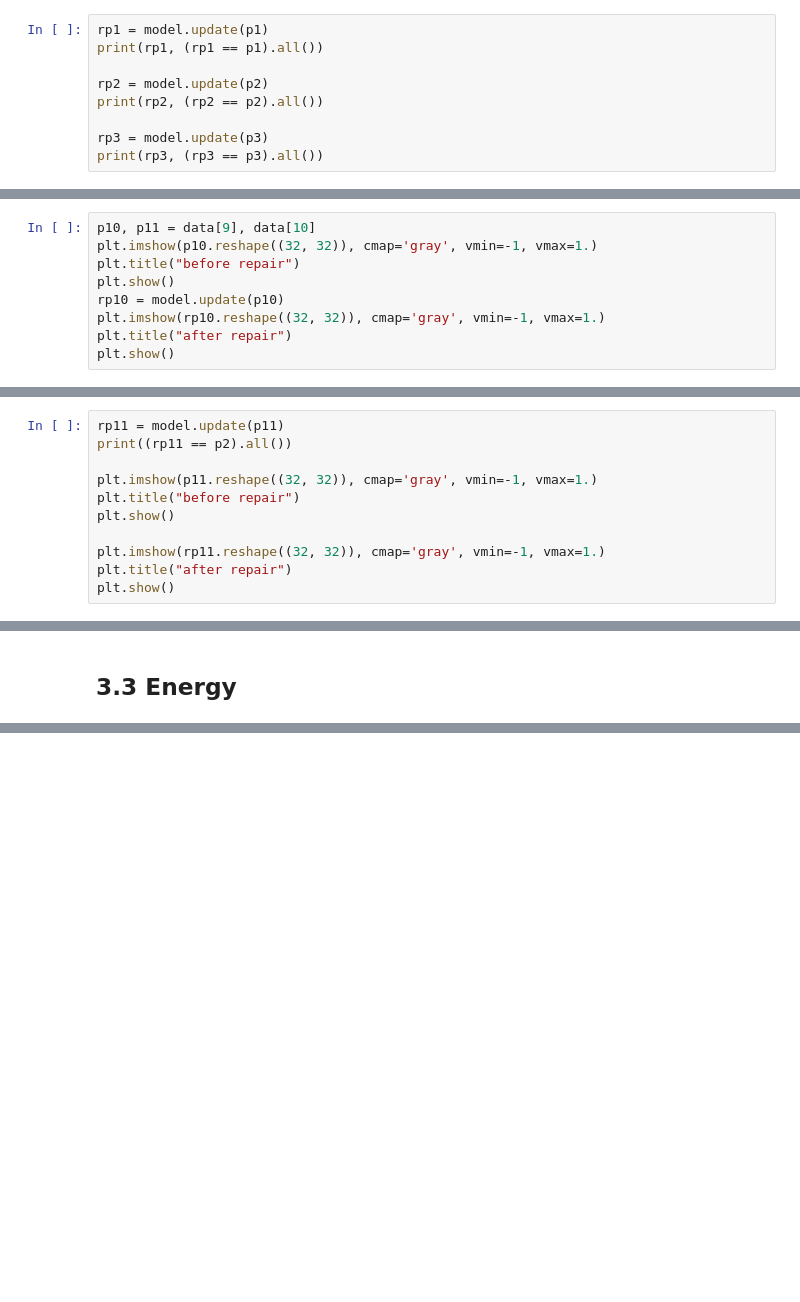
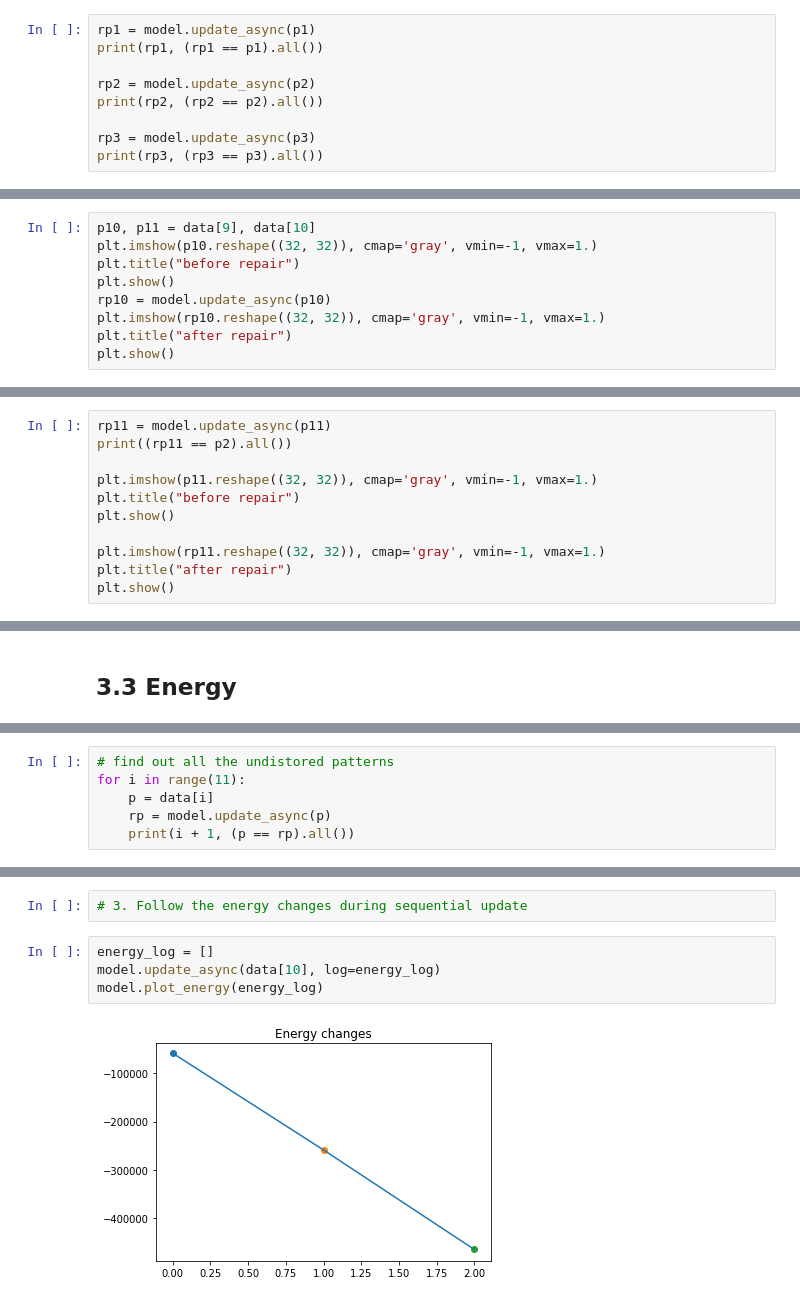
Before and after one commit to Charles2Alvin/Hopfield_Networks, a Jupyter notebook: main.ipynb, the cells around one changed output, grey strips where cells are left out. Saved outputs shown, nothing was run; the diff lists cells and outputs as text; blank space fills up the shorter version.

Commit message:
feat(main_note): 完成了3.2、3.3的实现 feat(Hopfield_network): 实现了Little model、add_noise方法、energy计算方法

```diff
--- a/main.ipynb
+++ b/main.ipynb
@@ -161,13 +211,13 @@ model.train(X)
 # %%
 # 1. Check that the three patterns are stable
 # %%
-rp1 = model.update(p1)
+rp1 = model.update_async(p1)
 print(rp1, (rp1 == p1).all())
 
-rp2 = model.update(p2)
+rp2 = model.update_async(p2)
 print(rp2, (rp2 == p2).all())
 
-rp3 = model.update(p3)
+rp3 = model.update_async(p3)
 print(rp3, (rp3 == p3).all())
 # %% [output]
 [-1. -1. -1. ... -1. -1. -1.] True
@@ -180,7 +230,7 @@ p10, p11 = data[9], data[10]
 plt.imshow(p10.reshape((32, 32)), cmap='gray', vmin=-1, vmax=1.)
 plt.title("before repair")
 plt.show()
-rp10 = model.update(p10)
+rp10 = model.update_async(p10)
 plt.imshow(rp10.reshape((32, 32)), cmap='gray', vmin=-1, vmax=1.)
 plt.title("after repair")
 plt.show()
@@ -188,7 +238,7 @@ plt.show()
 [figure]
 [figure]
 # %%
-rp11 = model.update(p11)
+rp11 = model.update_async(p11)
 print((rp11 == p2).all())
 
 plt.imshow(p11.reshape((32, 32)), cmap='gray', vmin=-1, vmax=1.)
@@ -208,0 +261,6 @@ True
+# %%
+# find out all the undistored patterns
+for i in range(11):
+    p = data[i]
+    rp = model.update_async(p)
+    print(i + 1, (p == rp).all())
@@ -208,0 +302,8 @@ True
+# %%
+# 3. Follow the energy changes during sequential update
+# %%
+energy_log = []
+model.update_async(data[10], log=energy_log)
+model.plot_energy(energy_log)
+# %% [output]
+[figure, added]
```
Also changed, not shown: parts of 22 cells of this notebook, 1 other file.
